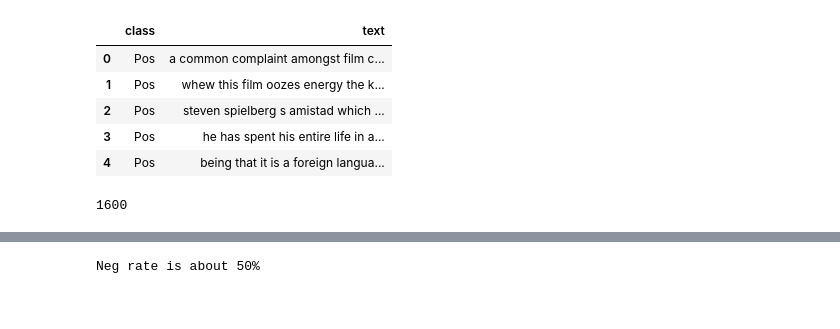
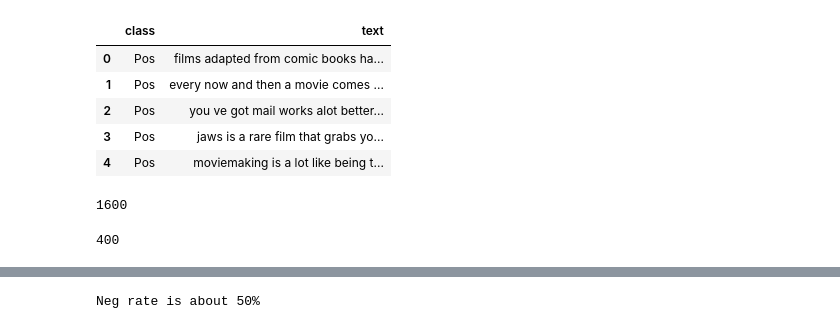
Before and after one commit to praveen21singh/AILab, a Jupyter notebook: NAIVE BAISE/IMDB_Bernoulli_NB.ipynb, the cells around one changed output, grey strips where cells are left out. Cells and saved outputs as stored; diff of their text form; code cells hidden in the pictures.

```diff
--- a/NAIVE BAISE/IMDB_Bernoulli_NB.ipynb
+++ b/NAIVE BAISE/IMDB_Bernoulli_NB.ipynb
@@ -1,12 +1,14 @@
 # %%
 import pandas as pd
-docs = pd.read_csv('movie_review_train.csv')
-docs.head()
+docs_train = pd.read_csv('movie_review_train.csv')
+docs_test = pd.read_csv('movie_review_test.csv')
+docs_train.head()
+docs_test.head()
 # %% [output]
 |  | class | text |
-| 0 | Pos | a common complaint amongst film c... |
-| 1 | Pos | whew this film oozes energy the k... |
-| 2 | Pos | steven spielberg s amistad which ... |
-| 3 | Pos | he has spent his entire life in a... |
-| 4 | Pos | being that it is a foreign langua... |
+| 0 | Pos | films adapted from comic books ha... |
+| 1 | Pos | every now and then a movie comes ... |
+| 2 | Pos | you ve got mail works alot better... |
+| 3 | Pos | jaws is a rare film that grabs yo... |
+| 4 | Pos | moviemaking is a lot like being t... |
 # %%
@@ -14,3 +16,7 @@ len(docs)
 # %% [output]
 1600
+# %%
+len(docs_test)
+# %% [output]
+400
 # %%
```
Also changed, not shown: parts of 36 cells of this notebook.
